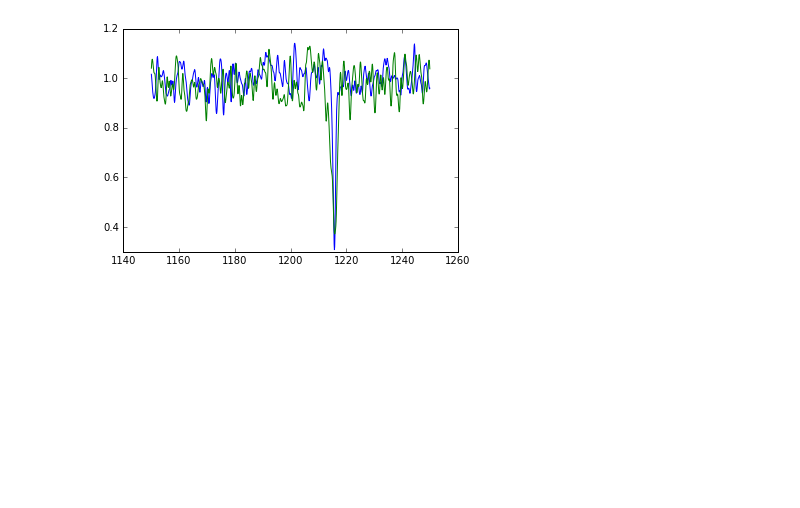
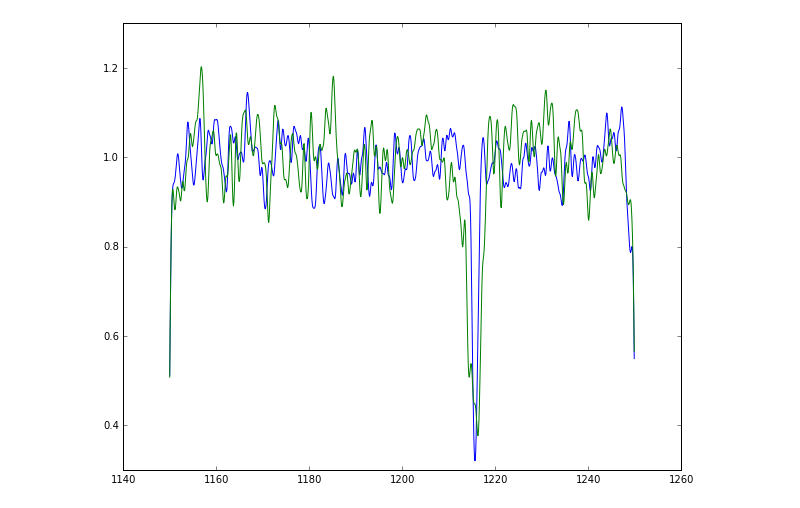
Before and after one commit to MISTY-pipeline/spectacle, a Jupyter notebook: notebooks/Correlation Metric Analysis.ipynb, the cells around one changed output. Saved outputs shown, nothing was run; the diff lists cells and outputs as text; code cells hidden in the pictures; blank space fills up the shorter version.

```diff
--- a/notebooks/Correlation Metric Analysis.ipynb
+++ b/notebooks/Correlation Metric Analysis.ipynb
@@ -5,22 +6,25 @@ import matplotlib.pyplot as plt
 import numpy as np
 # %%
 %matplotlib inline
+plt.rcParams["figure.figsize"] = [10, 8]
 # %%
-spectrum1 = Spectrum1D()
+disp = np.arange(1150, 1250, 0.1)
+
+spectrum1 = Spectrum1D(dispersion=disp, uncertainty=np.random.sample(1000) * 0.005)
 spectrum1.add_line(lambda_0=1.21567010E+03, f_value=0.4164, v_doppler=1e7, column_density=10**14.66, name="Halpha")
 spectrum1.add_noise()
 cos_lsf = LSF(instrument='cos')
 spectrum1.add_lsf(cos_lsf)
 
-spectrum2 = Spectrum1D()
+spectrum2 = Spectrum1D(dispersion=disp, uncertainty=np.random.sample(1000) * 0.0075)
 spectrum2.add_line(lambda_0=1.21567010E+03, f_value=0.4164, v_doppler=4e7, column_density=10**14.7, name="Halpha")
 spectrum2.add_noise(std_dev=0.25)
 cos_lsf = LSF(instrument='cos')
 spectrum2.add_lsf(cos_lsf)
 
-mask = (spectrum1.dispersion > 1150) & (spectrum1.dispersion < 1250)
-plt.plot(spectrum1.dispersion[mask], spectrum1.flux[mask])
-plt.plot(spectrum2.dispersion[mask], spectrum2.flux[mask])
+# mask = (spectrum1.dispersion > 1150) & (spectrum1.dispersion < 1250)
+plt.plot(spectrum1.dispersion, spectrum1.flux)
+plt.plot(spectrum2.dispersion, spectrum2.flux)
 plt.show()
 # %% [output]
-[figure, old version]
+[figure, new version]
```
Also changed, not shown: parts of 10 cells of this notebook, 4 other files.
